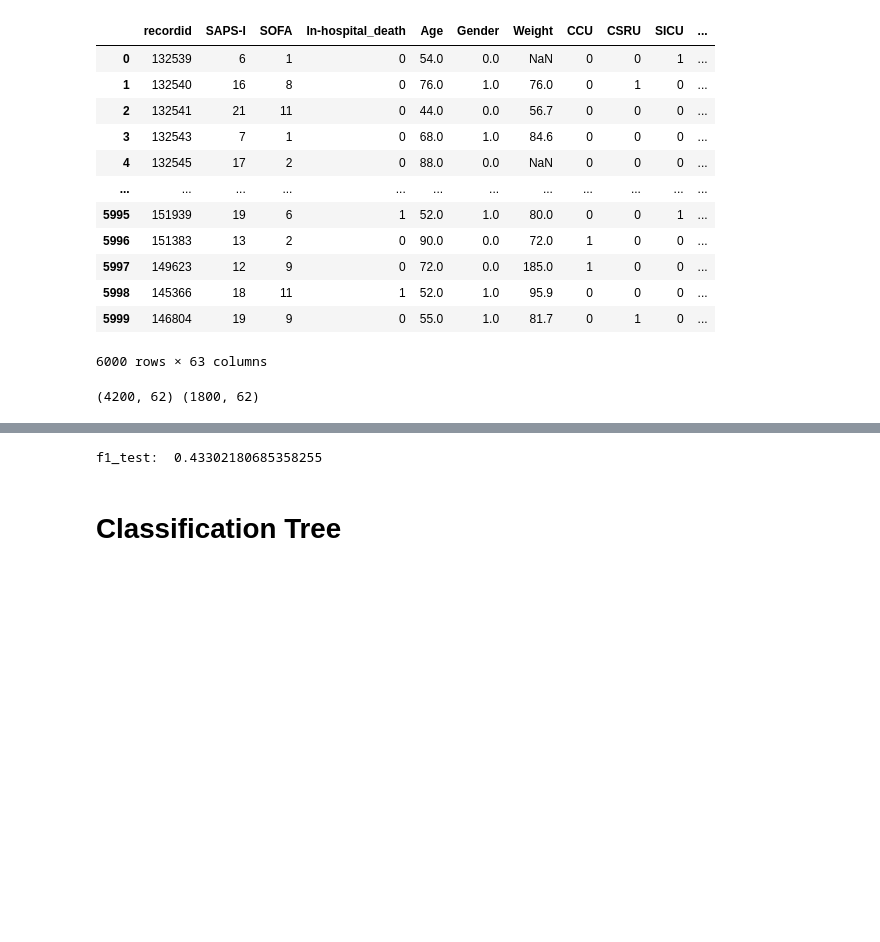
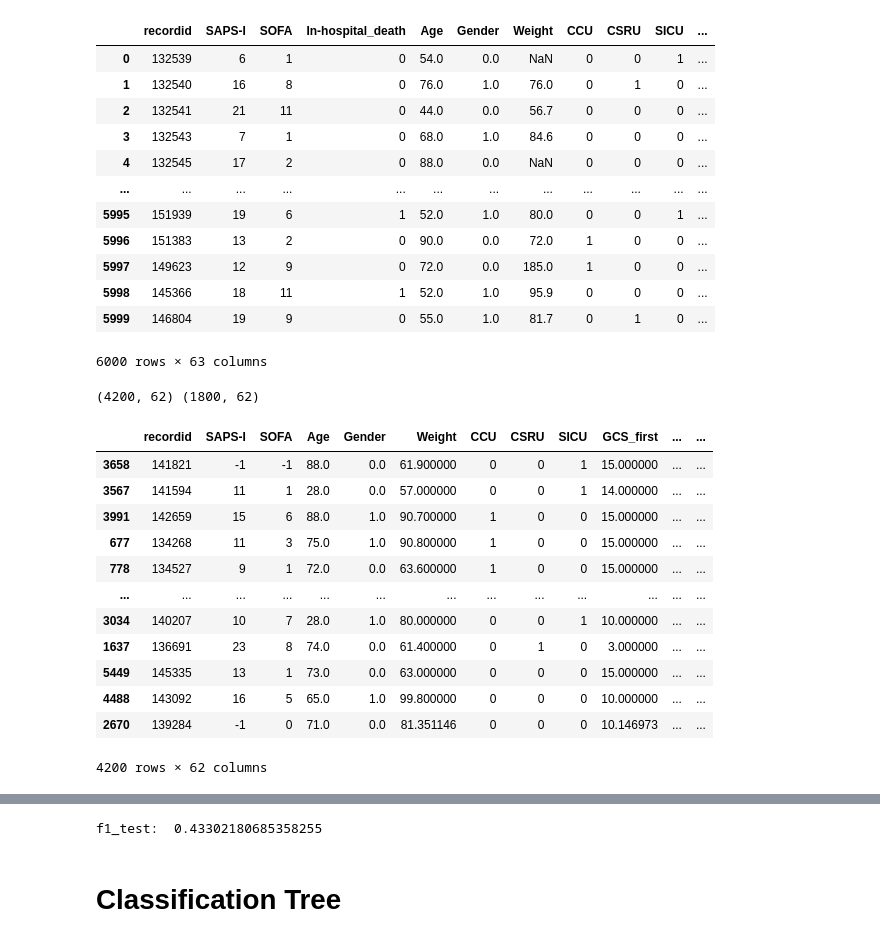
Before and after one commit to GabrieleCalamai/ICU-challenge, a Jupyter notebook: Challenge.ipynb, the cells around one changed output, grey strips where cells are left out. Saved outputs shown, nothing was run; the diff lists cells and outputs as text; code cells hidden in the pictures; blank space fills up the shorter version.

```diff
--- a/Challenge.ipynb
+++ b/Challenge.ipynb
@@ -172,4 +176,19 @@ print(X_train.shape, X_test.shape)
 # %%
 #I fill NaN with mean
 X_train_filled = X_train.fillna(X_train.mean())
 X_test_filled = X_test.fillna(X_train.mean())
+X_train_filled
+# %% [output]
+|  | recordid | SAPS-I | SOFA | Age | Gender | Weight | CCU | CSRU | SICU | GCS_first | ... | ... |
+| 3658 | 141821 | -1 | -1 | 88.0 | 0.0 | 61.900000 | 0 | 0 | 1 | 15.000000 | ... | ... |
+| 3567 | 141594 | 11 | 1 | 28.0 | 0.0 | 57.000000 | 0 | 0 | 1 | 14.000000 | ... | ... |
+| 3991 | 142659 | 15 | 6 | 88.0 | 1.0 | 90.700000 | 1 | 0 | 0 | 15.000000 | ... | ... |
+| 677 | 134268 | 11 | 3 | 75.0 | 1.0 | 90.800000 | 1 | 0 | 0 | 15.000000 | ... | ... |
+| 778 | 134527 | 9 | 1 | 72.0 | 0.0 | 63.600000 | 1 | 0 | 0 | 15.000000 | ... | ... |
+| ... | ... | ... | ... | ... | ... | ... | ... | ... | ... | ... | ... | ... |
+| 3034 | 140207 | 10 | 7 | 28.0 | 1.0 | 80.000000 | 0 | 0 | 1 | 10.000000 | ... | ... |
+| 1637 | 136691 | 23 | 8 | 74.0 | 0.0 | 61.400000 | 0 | 1 | 0 | 3.000000 | ... | ... |
+| 5449 | 145335 | 13 | 1 | 73.0 | 0.0 | 63.000000 | 0 | 0 | 0 | 15.000000 | ... | ... |
+| 4488 | 143092 | 16 | 5 | 65.0 | 1.0 | 99.800000 | 0 | 0 | 0 | 10.000000 | ... | ... |
+| 2670 | 139284 | -1 | 0 | 71.0 | 0.0 | 81.351146 | 0 | 0 | 0 | 10.146973 | ... | ... |
+4200 rows × 62 columns
```
Also changed, not shown: parts of 8 cells of this notebook.
